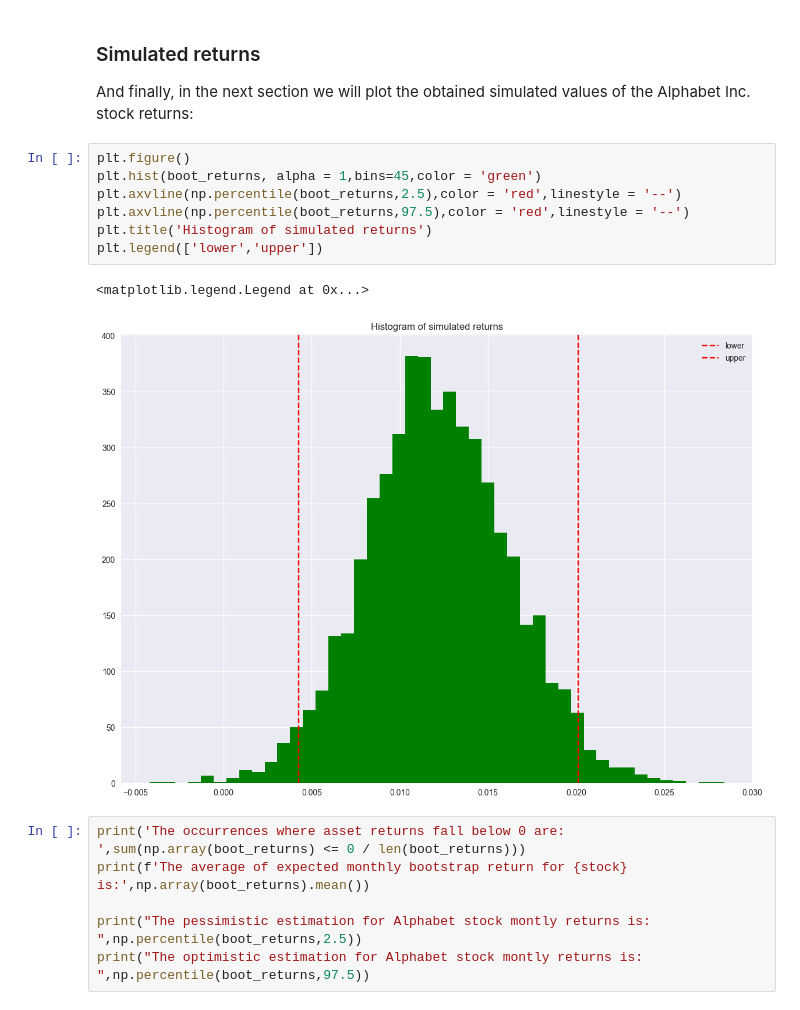
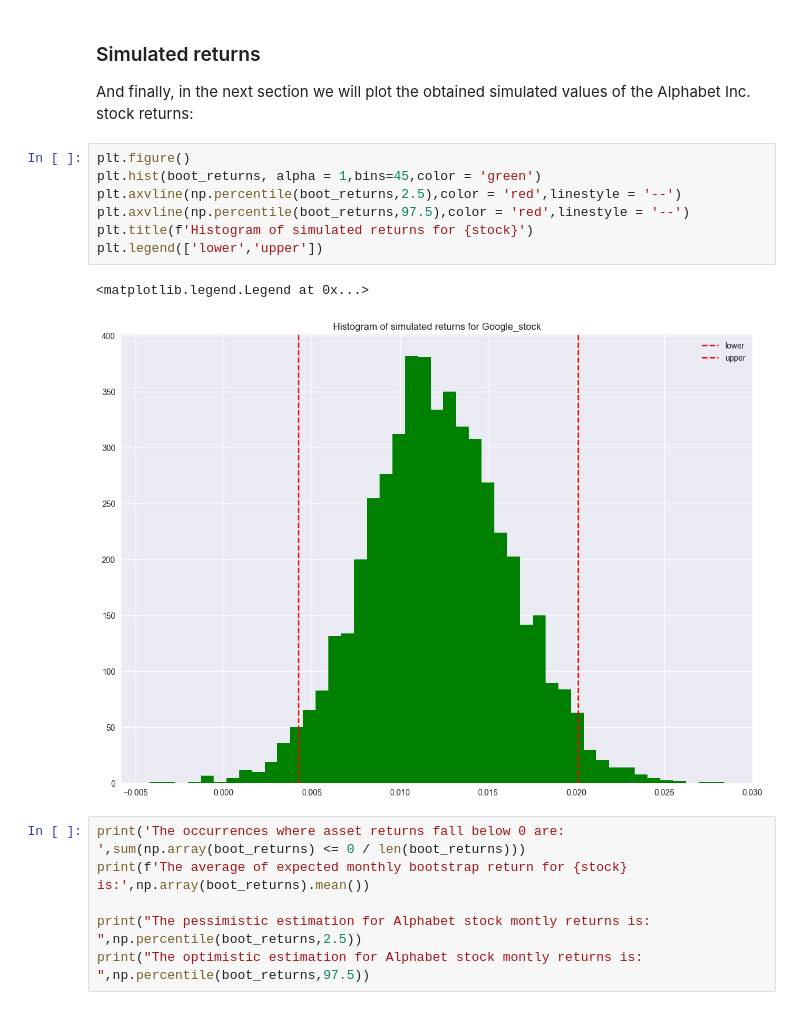
Before and after one commit to leoouyang781/Test-Repository, a Jupyter notebook: Python-For-Finance-2nd-Edition/Chapter 7.ipynb, the cells around one changed output. Cells and saved outputs as stored; diff of their text form.

```diff
--- a/Python-For-Finance-2nd-Edition/Chapter 7.ipynb
+++ b/Python-For-Finance-2nd-Edition/Chapter 7.ipynb
@@ -726,13 +726,13 @@ And finally, in the next section we will plot the obtained simulated values of t
 # %%
 plt.figure()
 plt.hist(boot_returns, alpha = 1,bins=45,color = 'green')
 plt.axvline(np.percentile(boot_returns,2.5),color = 'red',linestyle = '--')
 plt.axvline(np.percentile(boot_returns,97.5),color = 'red',linestyle = '--')
-plt.title('Histogram of simulated returns')
+plt.title(f'Histogram of simulated returns for {stock}')
 plt.legend(['lower','upper'])
 # %% [output]
 <matplotlib.legend.Legend at 0x...>
-[figure, old version]
+[figure, new version]
 # %%
 print('The occurrences where asset returns fall below 0 are: ',sum(np.array(boot_returns) <= 0 / len(boot_returns)))
 print(f'The average of expected monthly bootstrap return for {stock} is:',np.array(boot_returns).mean())
```
